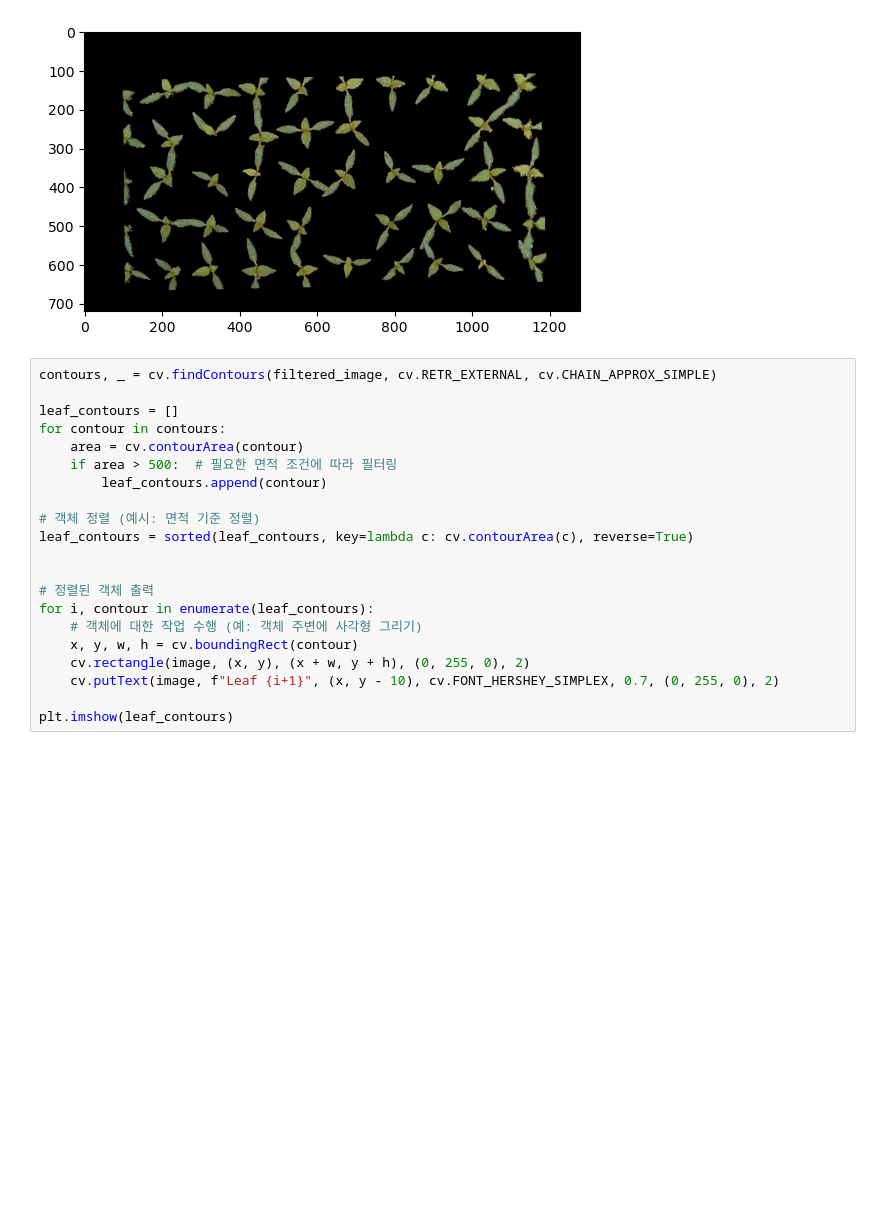
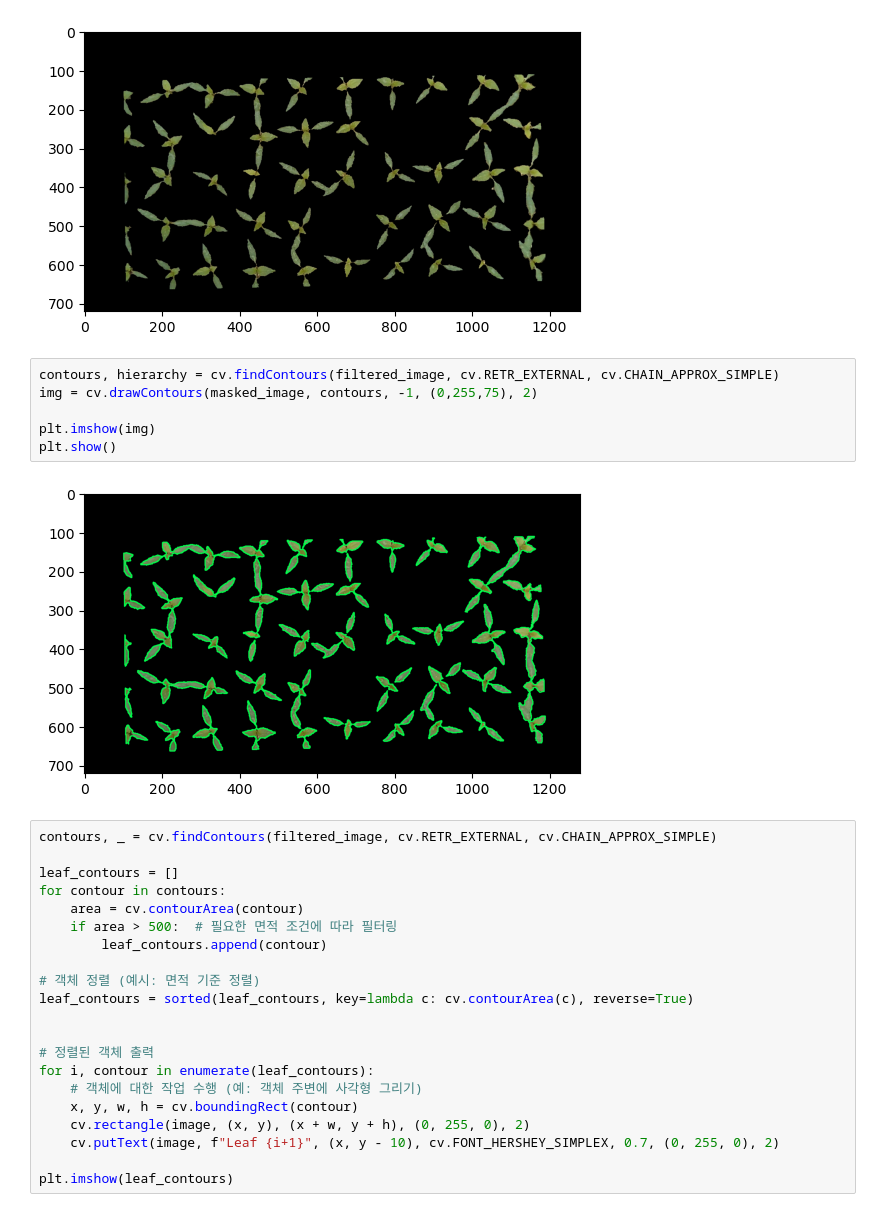
Before and after one commit to DevRyuu/OpenCV, a Jupyter notebook: image.ipynb, the cells around one changed output. Cells and saved outputs as stored; diff of their text form; blank space fills up the shorter version.

```diff
--- a/image.ipynb
+++ b/image.ipynb
@@ -97,6 +110,14 @@ plt.imshow(masked_image)
 plt.show()
 # %% [output]
 [figure]
+# %%
+contours, hierarchy = cv.findContours(filtered_image, cv.RETR_EXTERNAL, cv.CHAIN_APPROX_SIMPLE)
+img = cv.drawContours(masked_image, contours, -1, (0,255,75), 2)
+
+plt.imshow(img)
+plt.show()
+# %% [output]
+[figure, added]
 # %%
 contours, _ = cv.findContours(filtered_image, cv.RETR_EXTERNAL, cv.CHAIN_APPROX_SIMPLE)
 
```
Also changed, not shown: parts of 6 cells of this notebook, 7 other files.
